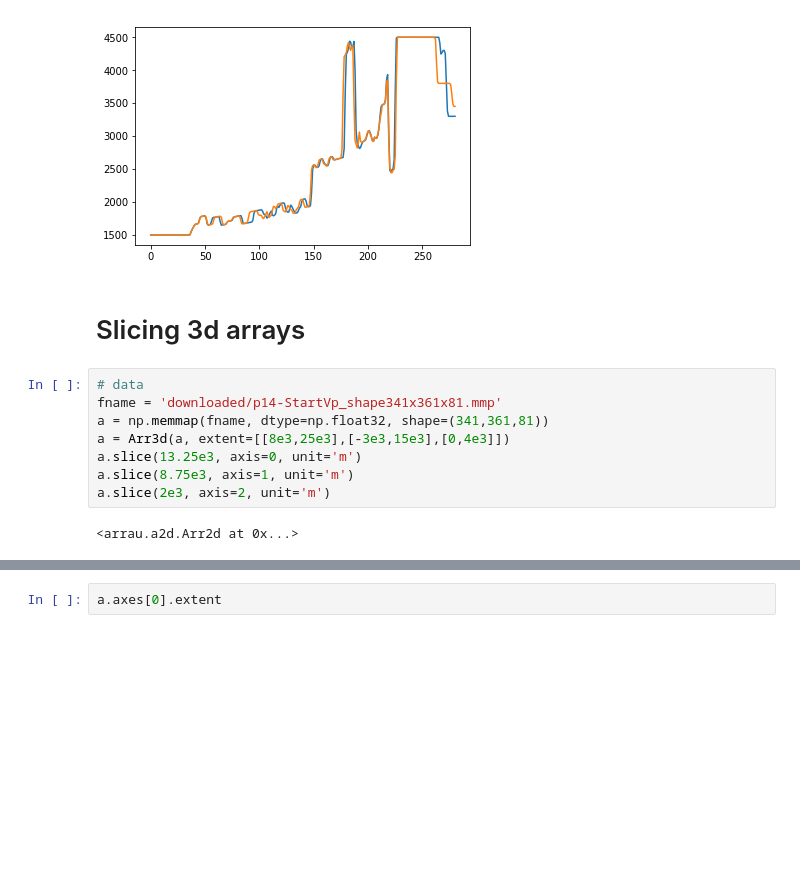
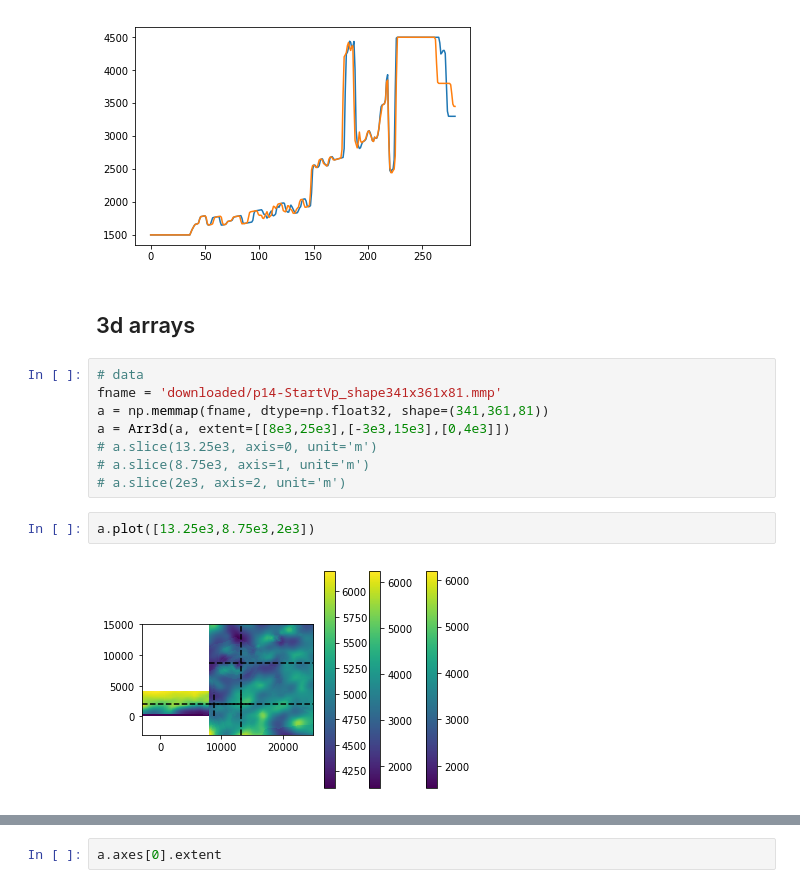
Before and after one commit to kmch/arrau, a Jupyter notebook: notebooks/arrau.ipynb, the cells around one changed output, grey strips where cells are left out. Saved outputs shown, nothing was run; the diff lists cells and outputs as text; blank space fills up the shorter version.

```diff
--- a/notebooks/arrau.ipynb
+++ b/notebooks/arrau.ipynb
@@ -81,17 +172,19 @@ a.slice(100).plot()
 # %% [output]
 [figure]
 # %% [markdown]
-# Slicing 3d arrays
+## 3d arrays
 # %%
 # data
 fname = 'downloaded/p14-StartVp_shape341x361x81.mmp'
 a = np.memmap(fname, dtype=np.float32, shape=(341,361,81))
 a = Arr3d(a, extent=[[8e3,25e3],[-3e3,15e3],[0,4e3]])
-a.slice(13.25e3, axis=0, unit='m')
-a.slice(8.75e3, axis=1, unit='m')
-a.slice(2e3, axis=2, unit='m')
+# a.slice(13.25e3, axis=0, unit='m')
+# a.slice(8.75e3, axis=1, unit='m')
+# a.slice(2e3, axis=2, unit='m')
-# %% [output]
-<arrau.a2d.Arr2d at 0x...>
+# %%
+a.plot([13.25e3,8.75e3,2e3])
+# %% [output]
+[figure, added]
 # %%
 # plot
 figure(15,6)
```
Also changed, not shown: parts of 27 cells of this notebook, 7 other files.
